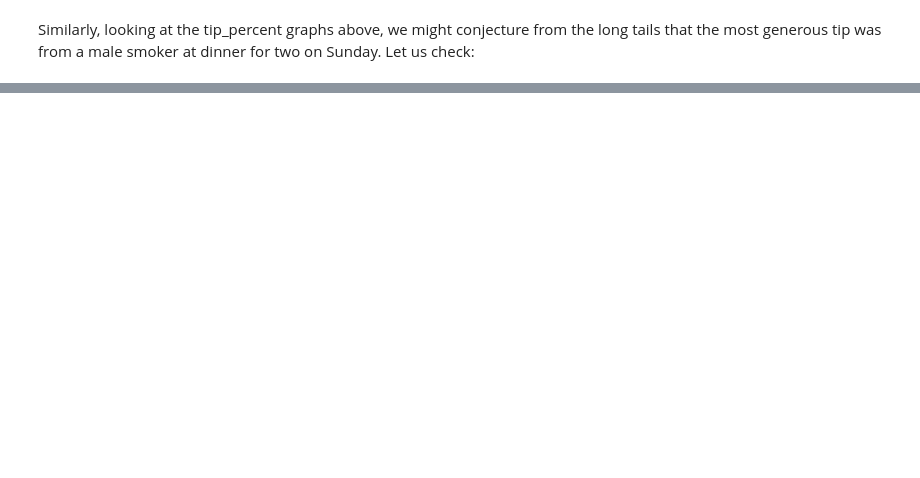
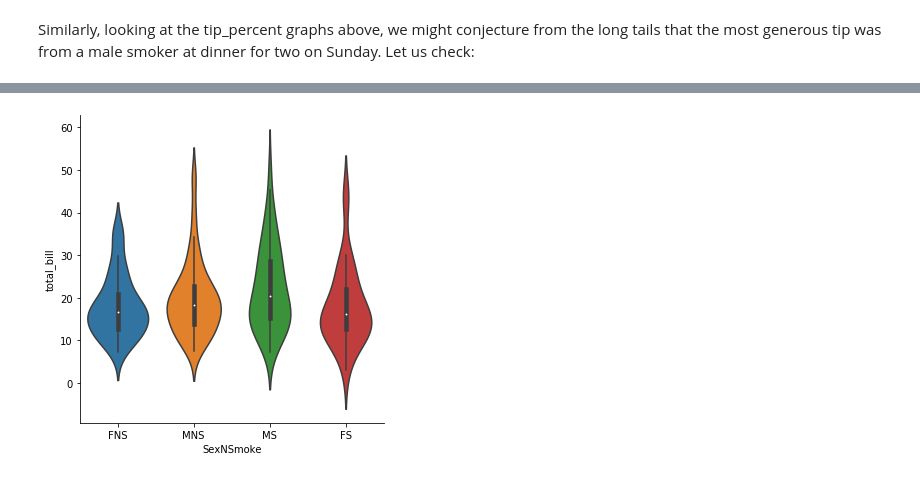
Before and after one commit to HFintan/HDip-FunDatAnalytics, a Jupyter notebook: fda_assignment.ipynb, the cells around one changed output, grey strips where cells are left out. Saved outputs shown, nothing was run; the diff lists cells and outputs as text; code cells hidden in the pictures; blank space fills up the shorter version.

Commit message:
managed to get graph working for two non-money values against a money value

```diff
--- a/fda_assignment.ipynb
+++ b/fda_assignment.ipynb
@@ -214,0 +260,12 @@ The total_bill and tip size both increase linearly in line with group size, as o
+# %%
+SexNSmoke=[]
+for i in range(tips.shape[0]):
+    if tips.loc[i][2]=='Male':
+        if tips.loc[i][3]=='Yes':
+            SexNSmoke.append('MS')
+        else:
+            SexNSmoke.append('MNS')
+    elif tips.loc[i][3]=='Yes':
+            SexNSmoke.append('FS')
+    else:
+        SexNSmoke.append('FNS')
@@ -214,0 +274,3 @@ The total_bill and tip size both increase linearly in line with group size, as o
+# %%
+tips.insert(8,"SexNSmoke",SexNSmoke,True)
+tips.head()
@@ -214,0 +284,5 @@ The total_bill and tip size both increase linearly in line with group size, as o
+# %%
+sns.catplot(y='total_bill', x='SexNSmoke', kind='violin', data=tips)
+plt.show()
+# %% [output]
+[figure, added]
```
Also changed, not shown: parts of 12 cells of this notebook.
